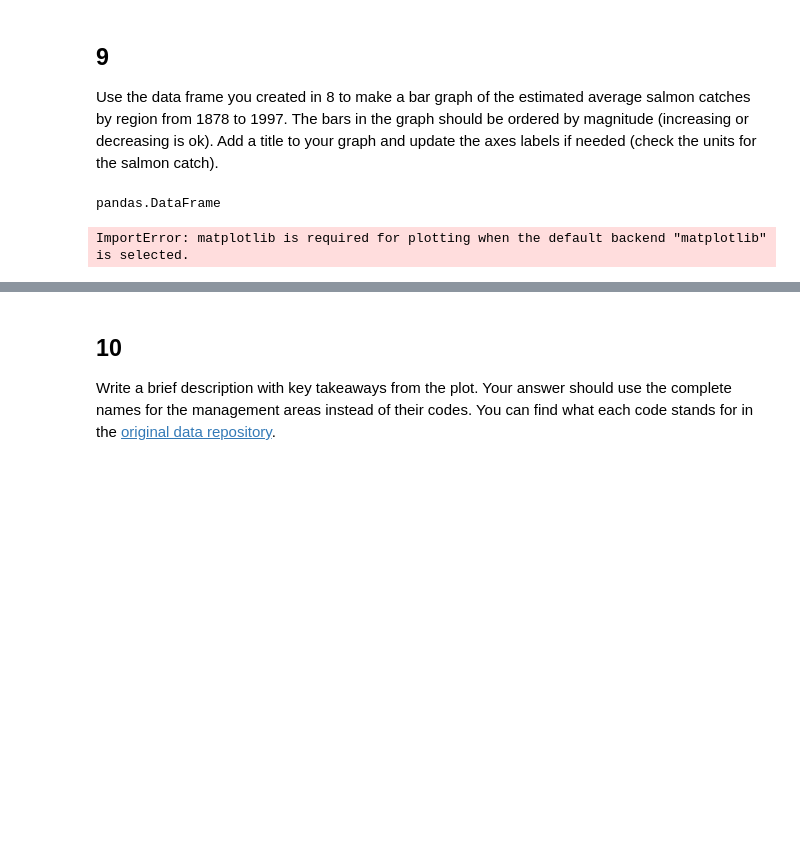
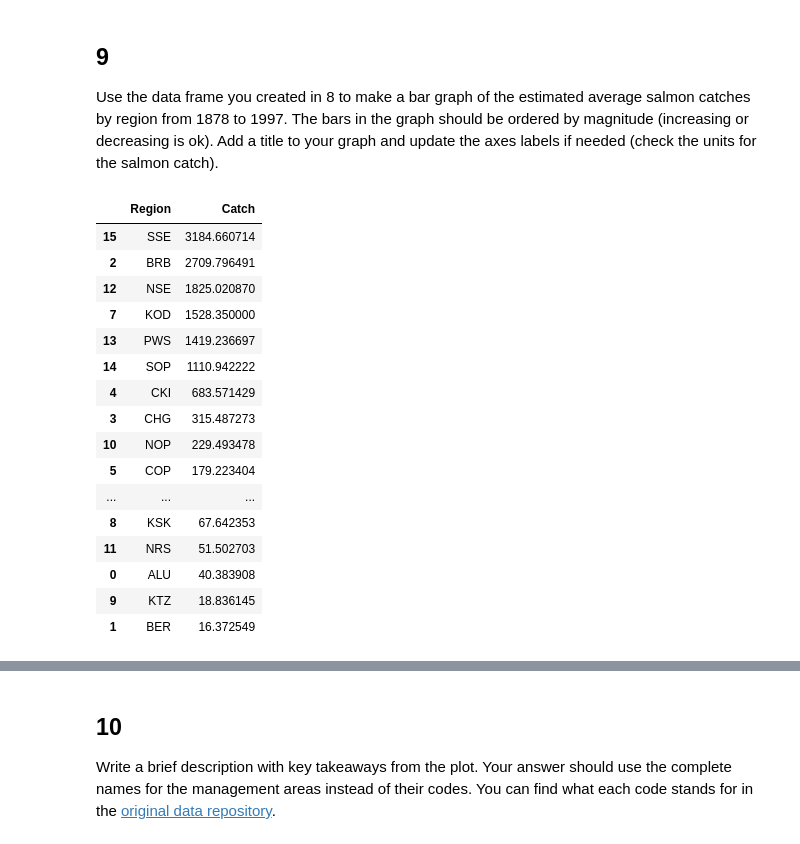
Before and after one commit to Apathy-Wildflowers/eds220-hwk2, a Jupyter notebook: task2/hwk2-task2-salmon.ipynb, the cells around one changed output, grey strips where cells are left out. Saved outputs shown, nothing was run; the diff lists cells and outputs as text; code cells hidden in the pictures; blank space fills up the shorter version.

```diff
--- a/task2/hwk2-task2-salmon.ipynb
+++ b/task2/hwk2-task2-salmon.ipynb
@@ -291,13 +290,29 @@ q8 results: All test cases passed!
 ## 9
 
 Use the data frame you created in 8 to make a bar graph of the estimated average salmon catches by region from 1878 to 1997. The bars in the graph should be ordered by magnitude (increasing or decreasing is ok). Add a title to your graph and update the axes labels if needed (check the units for the salmon catch).
-# %%
-avg_region = pd.DataFrame(avg_region)
-avg_region = avg_region.reset_index()
-avg_region
-# %% [output]
-pandas.DataFrame
-# %%
-avg_region.plot.bar(x = "Region", y = "Catch")
-# %% [output]
-ImportError: matplotlib is required for plotting when the default backend "matplotlib" is selected.
+# %%
+avg_region = catch_data.groupby('Region')['Catch'].mean()
+avg_region = pd.DataFrame(avg_region)
+avg_region = avg_region.reset_index()
+avg_region = avg_region.sort_values(by='Catch', ascending=False)
+avg_region
+#avg_region[['Region','Catch']]
+#avg_region = avg_region['Catch'].astype('int64')
+# %% [output]
+|  | Region | Catch |
+| 15 | SSE | 3184.660714 |
+| 2 | BRB | 2709.796491 |
+| 12 | NSE | 1825.020870 |
+| 7 | KOD | 1528.350000 |
+| 13 | PWS | 1419.236697 |
+| 14 | SOP | 1110.942222 |
+| 4 | CKI | 683.571429 |
+| 3 | CHG | 315.487273 |
+| 10 | NOP | 229.493478 |
+| 5 | COP | 179.223404 |
+| ... | ... | ... |
+| 8 | KSK | 67.642353 |
+| 11 | NRS | 51.502703 |
+| 0 | ALU | 40.383908 |
+| 9 | KTZ | 18.836145 |
+| 1 | BER | 16.372549 |
```
Also changed, not shown: parts of 5 cells of this notebook.
